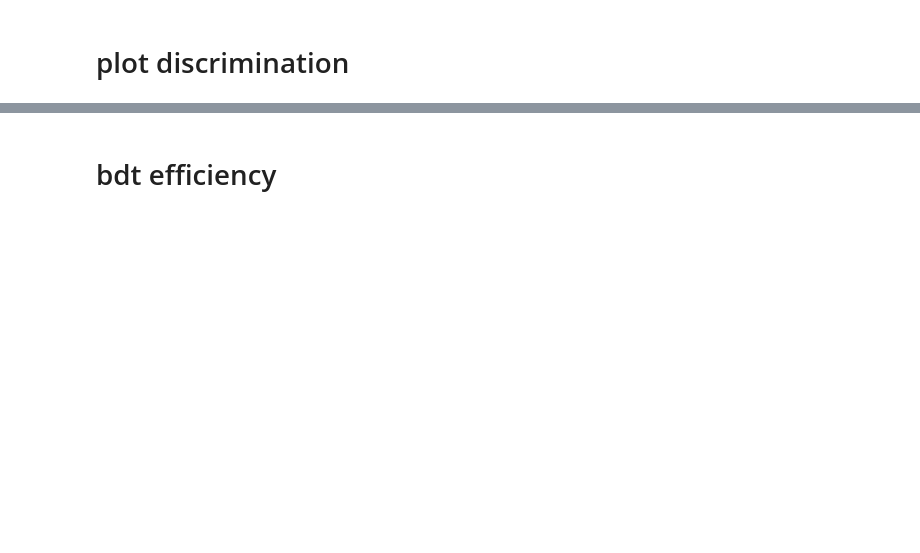
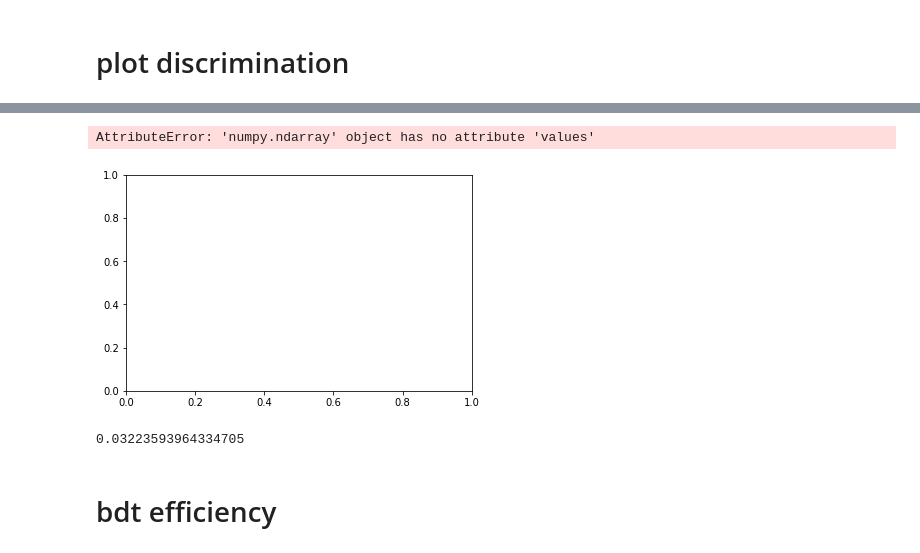
Before and after one commit to cms-lpc-llp/delayed_jet_analyzer, a Jupyter notebook: plot_scripts/MuonSystem_Analysis/MuonSystem_plots-bdt_training.ipynb, the cells around one changed output, grey strips where cells are left out. Cells and saved outputs as stored; diff of their text form; code cells hidden in the pictures; blank space fills up the shorter version.

```diff
--- a/plot_scripts/MuonSystem_Analysis/MuonSystem_plots-bdt_training.ipynb
+++ b/plot_scripts/MuonSystem_Analysis/MuonSystem_plots-bdt_training.ipynb
@@ -541,3 +605,62 @@ Text(1.0, 1.01, '13 TeV')
+# %%
+import pickle
+# bdt_name = 'bdt_flatten_metfilter_me1112nohits_eta2p1_testsize0p2_abs_XYspread_v5'
+# model = pickle.load(open( bdt_name+'.pickle', "rb" ))
+
+
+#plot roc curve
+f = plt.figure()
+ax = f.add_subplot(111)
+plt.subplots_adjust(top=0.9, bottom=0.15, left=0.15, right=0.95)
+
+lw = 2
+colors = ['r', 'g', 'b', 'c']
+linestyle = ['solid', 'dotted', 'dashed']
+# for i, ct in enumerate([10000]):
+for i, ct in enumerate(ctau):
+
+
+    for j, m in enumerate(mass):
+        x = np.concatenate([df_bkg.values,df_signal[m][ct].values])
+        x = np.hstack((x[:, :5], np.abs(x[:, 5:]))) ## change the last two variables to positive
+        y = np.concatenate([np.zeros(len(df_bkg)),np.ones(len(df_signal[m][ct]))])
+        y_pred = model.predict_proba(x)[:, 1]
+
+        fpr, tpr, thr = roc_curve(y, y_pred)
+        plt.plot(fpr, tpr, color=colors[i],linestyle = linestyle[j], lw=2, label='ggH, $m_{x} =$ '+str(m)+' GeV, c$\\tau$ = ' +str(int(ct))+' mm')
+#         print('{0} \t {1} \t {2}'.format(ct, m, tpr[np.argmin(np.abs(fpr-0.01))]))
+        print('{0}'.format( tpr[np.argmin(np.abs(fpr-0.01))]))
+
+plt.plot([0, 1], [0, 1], color='navy', lw=lw, linestyle='--')
+plt.xlim([10E-4, 1.0])
+plt.ylim([0.0, 1.05])
+plt.ylabel('Signal Efficiency',horizontalalignment='right', y=1.0, fontsize=15)
+plt.xlabel('Background Efficiency',horizontalalignment='right', x=1.0, fontsize=15)
+plt.xticks(fontsize=13)
+plt.yticks(fontsize=13)
+plt.xscale('log')
+plt.axhline(y=0.9, color="black", linestyle='--')
+plt.axhline(y=0.8, color="black")
+# plt.text(0.05,0.1,'WP99: bkg eff = %.4f'%WP99_effBkg, fontsize=12)
+# plt.text(0.05,0.2,'WP90: bkg eff = %.4f'%WP90_effBkg, fontsize=12)
+# #plt.text(0.5,0.3,'WP90: S/sqrt(B) = %.2f'%WP90_significance, fontsize=12)
+# plt.text(0.05,0.3,'AUC = %.4f'%AUC, fontsize=12)
+# plt.title('Receiver operating characteristic example')
+plt.legend(loc="center right", bbox_to_anchor=(1.2, 0.25, 0.5, 0.5))
+plt.text(0.0, 1.02, 'CMS', ha='left', va='bottom', transform=ax.transAxes, weight='bold', fontsize=17)
+plt.text(0.13, 1.02, 'Simulation Preliminary', ha='left', va='bottom', transform=ax.transAxes, style='italic', fontsize=16)
+plt.text(0.99, 1.02, '13 TeV', ha='right', va='bottom', transform=ax.transAxes, fontsize=16)
+
+plt.savefig("../../plots/MuonSystem_Analysis/"+bdt_name+"/ROC_curve_allSig.png", dpi=300,bbox_inches='tight')
+
+plt.show()
+# %% [output]
+AttributeError: 'numpy.ndarray' object has no attribute 'values'
+[figure, added]
+# %%
+94./2916
+# %% [output]
+0.03223593964334705
 # %% [markdown]
 # bdt efficiency
 # %%
```
Also changed, not shown: parts of 37 cells of this notebook.
